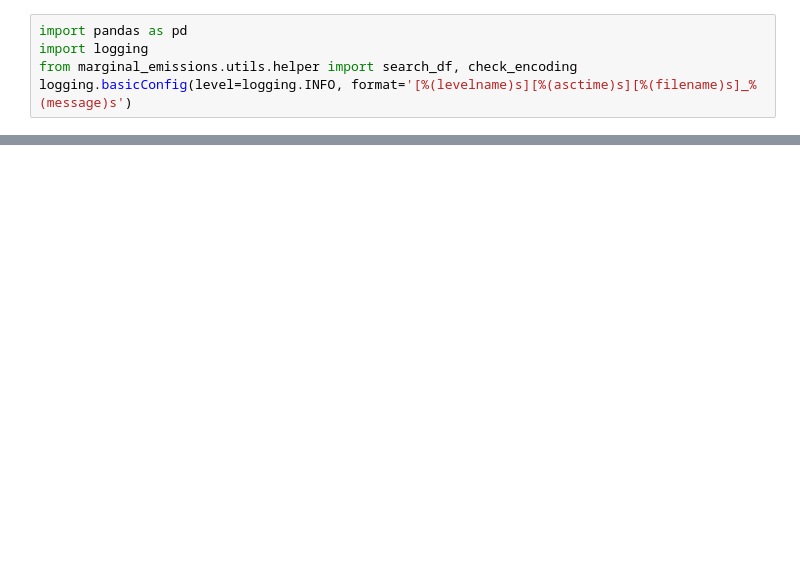
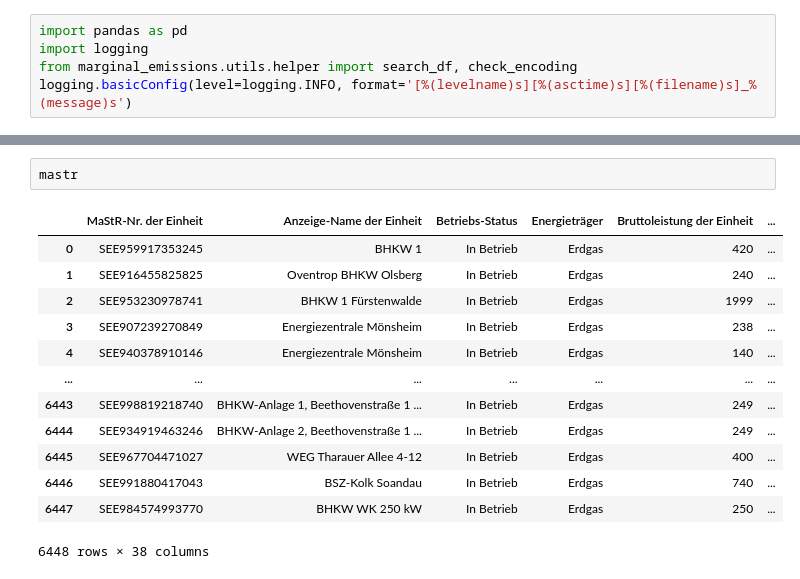
Before and after one commit to AK960/marginal-emissions-germany, a Jupyter notebook: notebooks/data_inspections.ipynb, the cells around one changed output, grey strips where cells are left out. Saved outputs shown, nothing was run; the diff lists cells and outputs as text; blank space fills up the shorter version.

```diff
--- a/notebooks/data_inspections.ipynb
+++ b/notebooks/data_inspections.ipynb
@@ -101,0 +150,16 @@ Fertig! Insgesamt 8 Dateien aktualisiert.
+# %%
+mastr
+# %% [output]
+|  | MaStR-Nr. der Einheit | Anzeige-Name der Einheit | Betriebs-Status | Energieträger | Bruttoleistung der Einheit | ... |
+| 0 | SEE959917353245 | BHKW 1 | In Betrieb | Erdgas | 420 | ... |
+| 1 | SEE916455825825 | Oventrop BHKW Olsberg | In Betrieb | Erdgas | 240 | ... |
+| 2 | SEE953230978741 | BHKW 1 Fürstenwalde | In Betrieb | Erdgas | 1999 | ... |
+| 3 | SEE907239270849 | Energiezentrale Mönsheim | In Betrieb | Erdgas | 238 | ... |
+| 4 | SEE940378910146 | Energiezentrale Mönsheim | In Betrieb | Erdgas | 140 | ... |
+| ... | ... | ... | ... | ... | ... | ... |
+| 6443 | SEE998819218740 | BHKW-Anlage 1, Beethovenstraße 1 ... | In Betrieb | Erdgas | 249 | ... |
+| 6444 | SEE934919463246 | BHKW-Anlage 2, Beethovenstraße 1 ... | In Betrieb | Erdgas | 249 | ... |
+| 6445 | SEE967704471027 | WEG Tharauer Allee 4-12 | In Betrieb | Erdgas | 400 | ... |
+| 6446 | SEE991880417043 | BSZ-Kolk Soandau | In Betrieb | Erdgas | 740 | ... |
+| 6447 | SEE984574993770 | BHKW WK 250 kW | In Betrieb | Erdgas | 250 | ... |
+6448 rows × 38 columns
```
Also changed, not shown: parts of 11 cells of this notebook, 1 other file.
